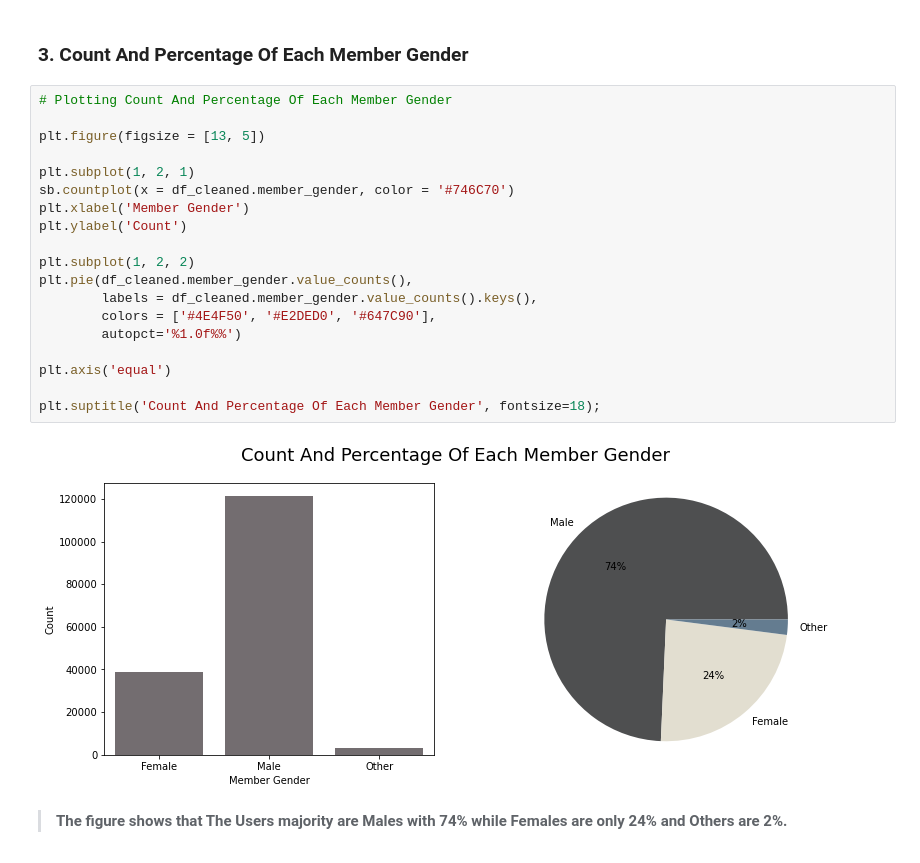
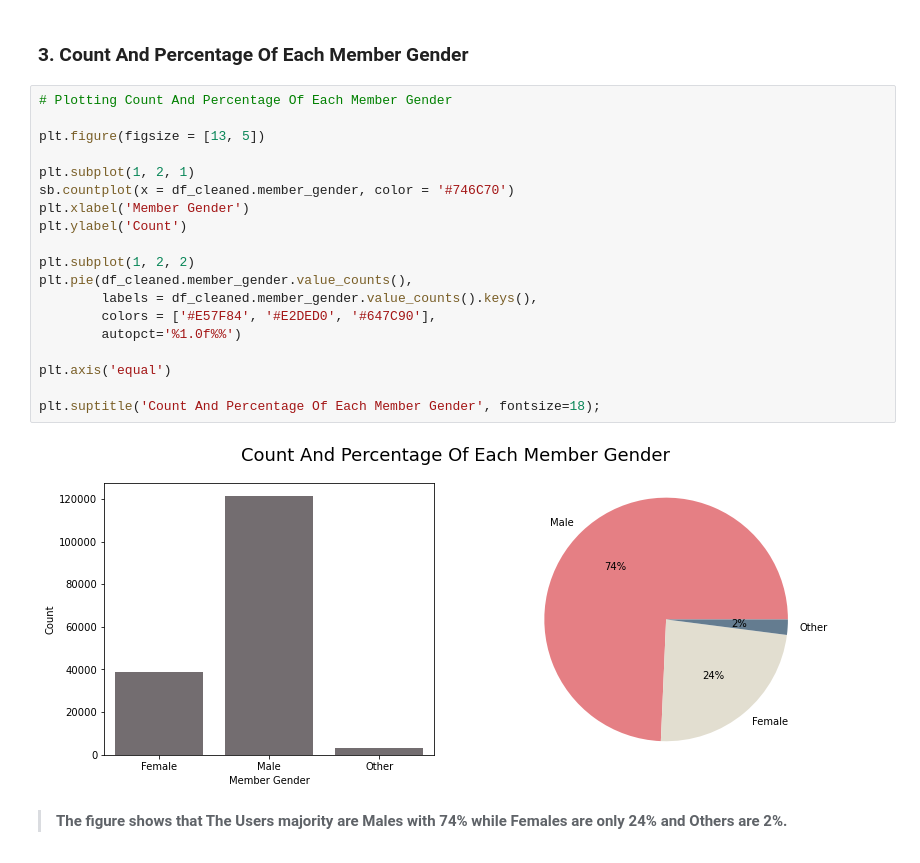
Before and after one commit to KarimEl-Dweky/Communicate-Data-Findings-Ford-Go-Bike, a Jupyter notebook: exploration.ipynb, the cells around one changed output. Cells and saved outputs as stored; diff of their text form.

```diff
--- a/exploration.ipynb
+++ b/exploration.ipynb
@@ -532,24 +532,24 @@ plt.suptitle('Count And Percentage Of Each User Type', fontsize=18);
 # %%
 # Plotting Count And Percentage Of Each Member Gender
 
 plt.figure(figsize = [13, 5])
 
 plt.subplot(1, 2, 1)
 sb.countplot(x = df_cleaned.member_gender, color = '#746C70')
 plt.xlabel('Member Gender')
 plt.ylabel('Count')
 
 plt.subplot(1, 2, 2)
 plt.pie(df_cleaned.member_gender.value_counts(),
         labels = df_cleaned.member_gender.value_counts().keys(),
-        colors = ['#4E4F50', '#E2DED0', '#647C90'],
+        colors = ['#E57F84', '#E2DED0', '#647C90'],
         autopct='%1.0f%%')
 
 plt.axis('equal')
 
 plt.suptitle('Count And Percentage Of Each Member Gender', fontsize=18);
 # %% [output]
-[figure, old version]
+[figure, new version]
 # %% [markdown]
 > **The figure shows that The Users majority are Males with 74% while Females are only 24% and Others are 2%.**
 # %% [markdown]
```
Also changed, not shown: parts of 28 cells of this notebook.
